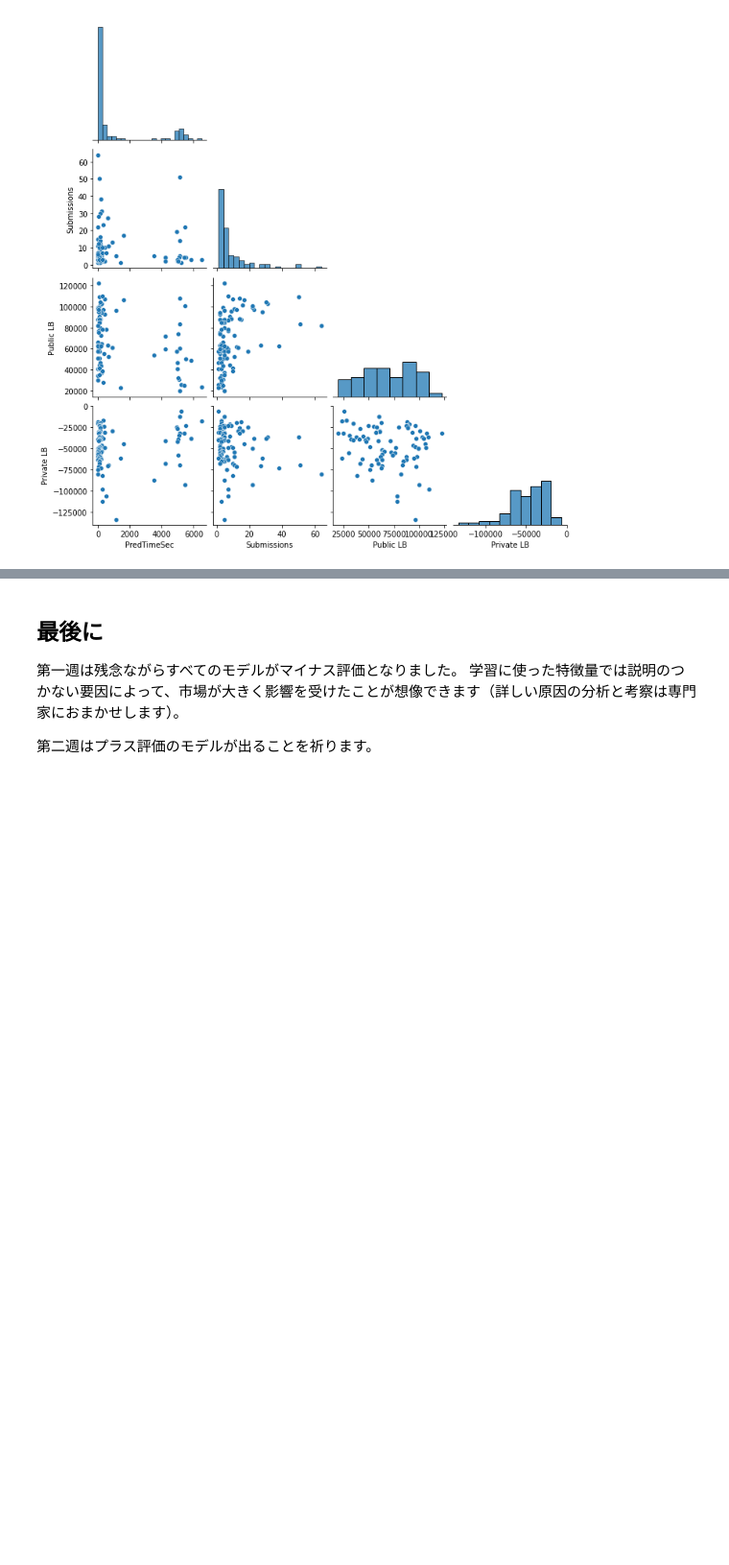
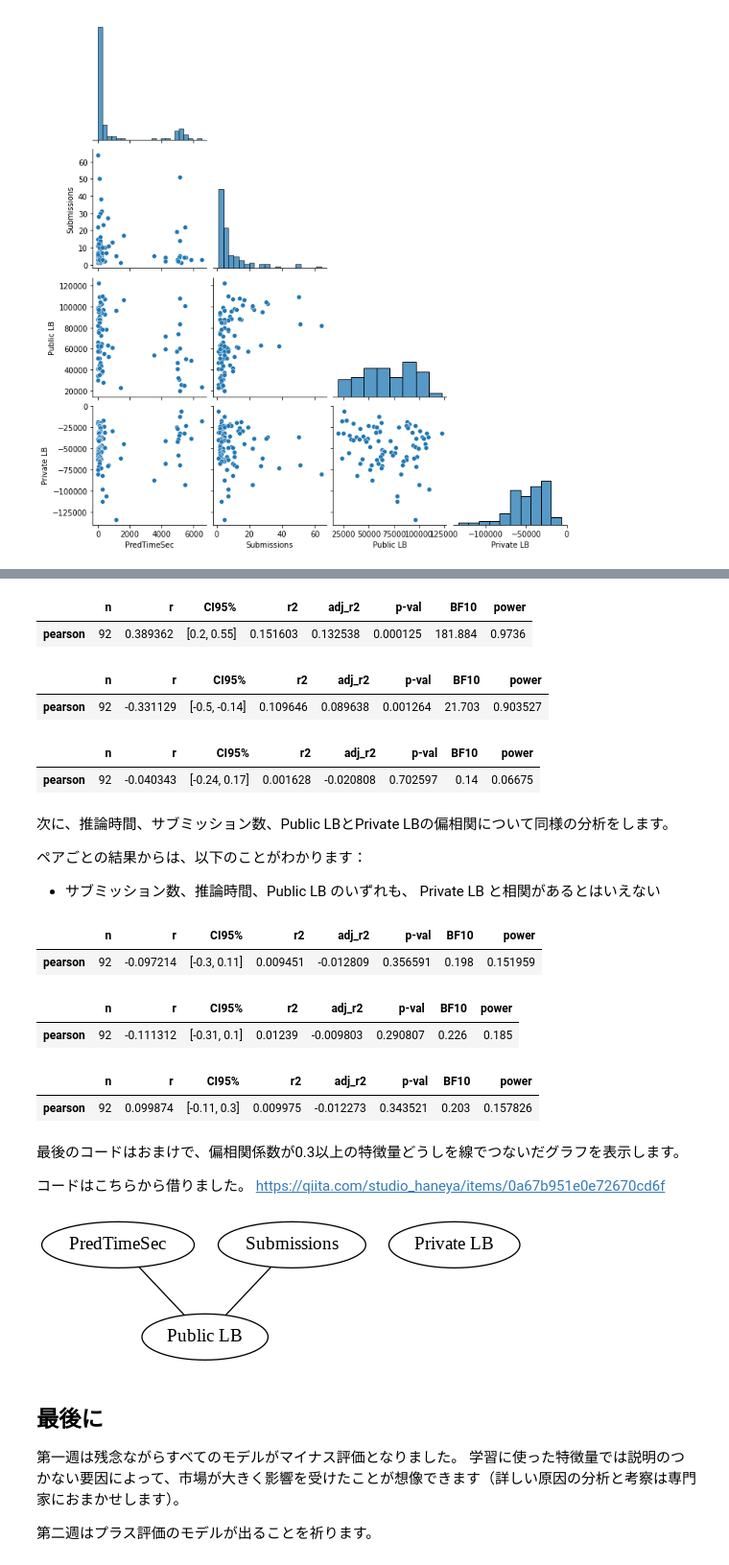
Before and after one commit to bilzard/JQuants-news, a Jupyter notebook: Ex01_JQuants_news_evaluation_1st_week.ipynb, the cells around one changed output, grey strips where cells are left out. Shown: that part at 96% size. Saved outputs shown, nothing was run; the diff lists cells and outputs as text; code cells hidden in the pictures; blank space fills up the shorter version.

```diff
--- a/Ex01_JQuants_news_evaluation_1st_week.ipynb
+++ b/Ex01_JQuants_news_evaluation_1st_week.ipynb
@@ -119,3 +166,65 @@ sns.pairplot(df, corner=True, diag_kind='auto')
+# %%
+pg.partial_corr(df, x='Submissions', y='Public LB', covar=['PredTimeSec'])
+# %% [output]
+|  | n | r | CI95% | r2 | adj_r2 | p-val | BF10 | power |
+| pearson | 92 | 0.389362 | [0.2, 0.55] | 0.151603 | 0.132538 | 0.000125 | 181.884 | 0.9736 |
+# %%
+pg.partial_corr(df, x='PredTimeSec', y='Public LB', covar=['Submissions'])
+# %% [output]
+|  | n | r | CI95% | r2 | adj_r2 | p-val | BF10 | power |
+| pearson | 92 | -0.331129 | [-0.5, -0.14] | 0.109646 | 0.089638 | 0.001264 | 21.703 | 0.903527 |
+# %%
+pg.partial_corr(df, x='Submissions', y='PredTimeSec', covar=[])
+# %% [output]
+|  | n | r | CI95% | r2 | adj_r2 | p-val | BF10 | power |
+| pearson | 92 | -0.040343 | [-0.24, 0.17] | 0.001628 | -0.020808 | 0.702597 | 0.14 | 0.06675 |
+# %% [markdown]
+次に、推論時間、サブミッション数、Public LBとPrivate LBの偏相関について同様の分析をします。
+
+ペアごとの結果からは、以下のことがわかります：
+* サブミッション数、推論時間、Public LB のいずれも、 Private LB と相関があるとはいえない
+# %%
+pg.partial_corr(df, x='Public LB', y='Private LB', covar=['Submissions', 'PredTimeSec'])
+# %% [output]
+|  | n | r | CI95% | r2 | adj_r2 | p-val | BF10 | power |
+| pearson | 92 | -0.097214 | [-0.3, 0.11] | 0.009451 | -0.012809 | 0.356591 | 0.198 | 0.151959 |
+# %%
+pg.partial_corr(df, x='Submissions', y='Private LB', covar=['Public LB', 'PredTimeSec'])
+# %% [output]
+|  | n | r | CI95% | r2 | adj_r2 | p-val | BF10 | power |
+| pearson | 92 | -0.111312 | [-0.31, 0.1] | 0.01239 | -0.009803 | 0.290807 | 0.226 | 0.185 |
+# %%
+pg.partial_corr(df, x='PredTimeSec', y='Private LB', covar=['Public LB', 'Submissions'])
+# %% [output]
+|  | n | r | CI95% | r2 | adj_r2 | p-val | BF10 | power |
+| pearson | 92 | 0.099874 | [-0.11, 0.3] | 0.009975 | -0.012273 | 0.343521 | 0.203 | 0.157826 |
+# %% [markdown]
+最後のコードはおまけで、偏相関係数が0.3以上の特徴量どうしを線でつないだグラフを表示します。
+
+コードはこちらから借りました。
+https://qiita.com/studio_haneya/items/0a67b951e0e72670cd6f
+# %%
+from graphviz import Graph
+from PIL import Image
+
+def draw_graph(cm, threshold):
+    edges = np.where(np.abs(cm) > threshold)
+    edges = [[cm.index[i], cm.index[j]] for i, j in zip(edges[0], edges[1]) if i > j]
+
+    g = Graph(format='png')
+    for k in range(cm.shape[0]):
+        g.node(cm.index[k])
+
+    for i, j in edges:
+        g.edge(j, i)
+
+    g.render(filename='../test', format='png', cleanup=True, directory=None)
+    display(Image.open('../test.png'))
+
+threshold = 0.3
+draw_graph(pg.pcorr(df), threshold)
+# %% [output]
+[figure, added]
 # %% [markdown]
 ## 最後に
 
```
Also changed, not shown: parts of 7 cells of this notebook.
